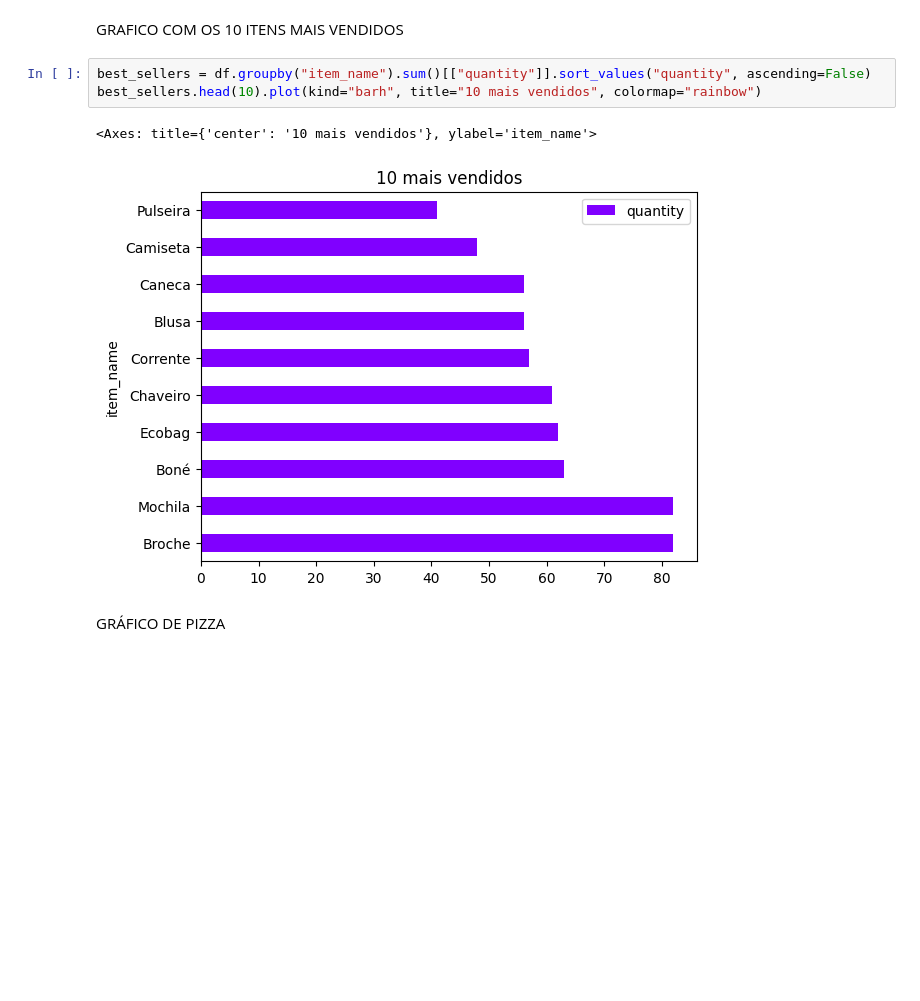
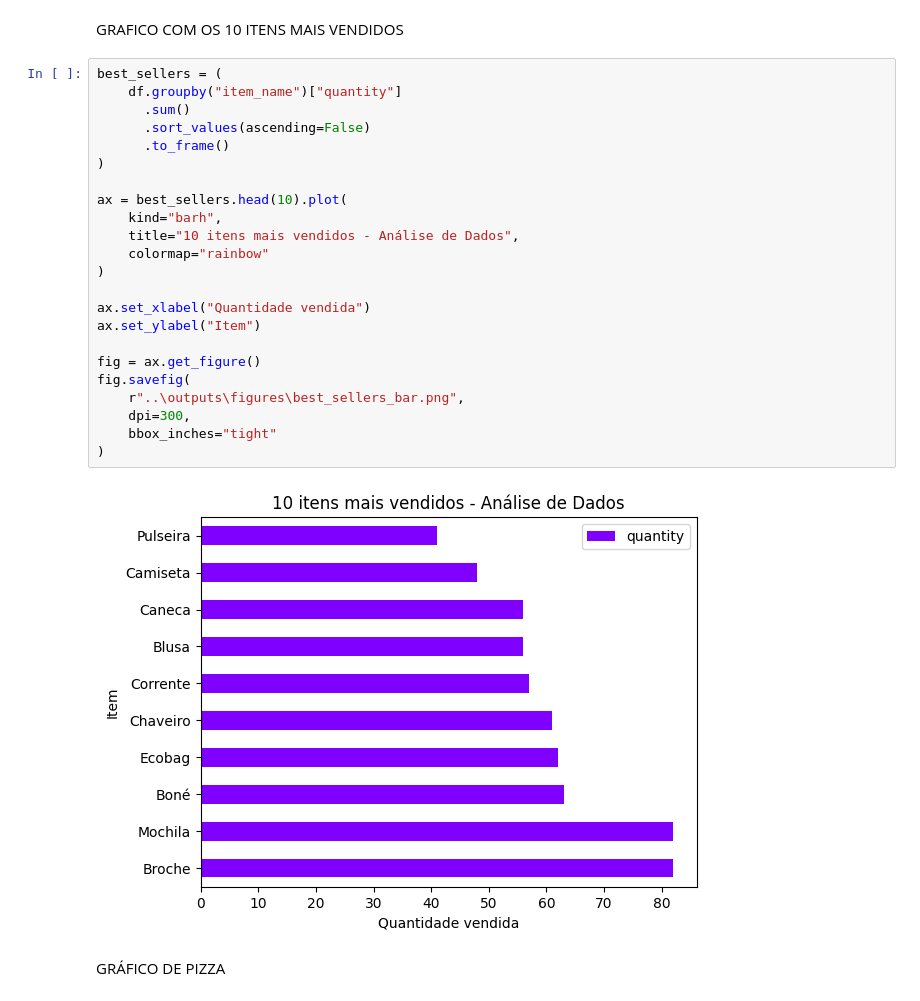
Before and after one commit to FernandaMorello/data-analysis-vendas, a Jupyter notebook: notebooks/analysis.ipynb, the cells around one changed output. Saved outputs shown, nothing was run; the diff lists cells and outputs as text; blank space fills up the shorter version.

```diff
--- a/notebooks/analysis.ipynb
+++ b/notebooks/analysis.ipynb
@@ -178,11 +178,30 @@ Name: revenue, dtype: float64
 # %% [markdown]
 GRAFICO COM OS 10 ITENS MAIS VENDIDOS
 # %%
-best_sellers = df.groupby("item_name").sum()[["quantity"]].sort_values("quantity", ascending=False)
-best_sellers.head(10).plot(kind="barh", title="10 mais vendidos", colormap="rainbow")
+best_sellers = (
+    df.groupby("item_name")["quantity"]
+      .sum()
+      .sort_values(ascending=False)
+      .to_frame()
+)
+
+ax = best_sellers.head(10).plot(
+    kind="barh",
+    title="10 itens mais vendidos - Análise de Dados",
+    colormap="rainbow"
+)
+
+ax.set_xlabel("Quantidade vendida")
+ax.set_ylabel("Item")
+
+fig = ax.get_figure()
+fig.savefig(
+    r"..\outputs\figures\best_sellers_bar.png",
+    dpi=300,
+    bbox_inches="tight"
+)
 # %% [output]
-<Axes: title={'center': '10 mais vendidos'}, ylabel='item_name'>
-[figure, old version]
+[figure, new version]
 # %% [markdown]
 GRÁFICO DE PIZZA
 # %%
```
Also changed, not shown: 1 other file.
